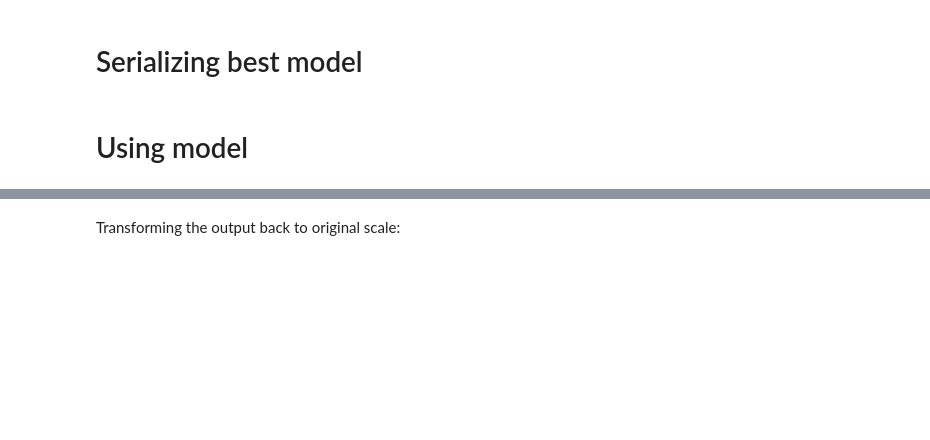
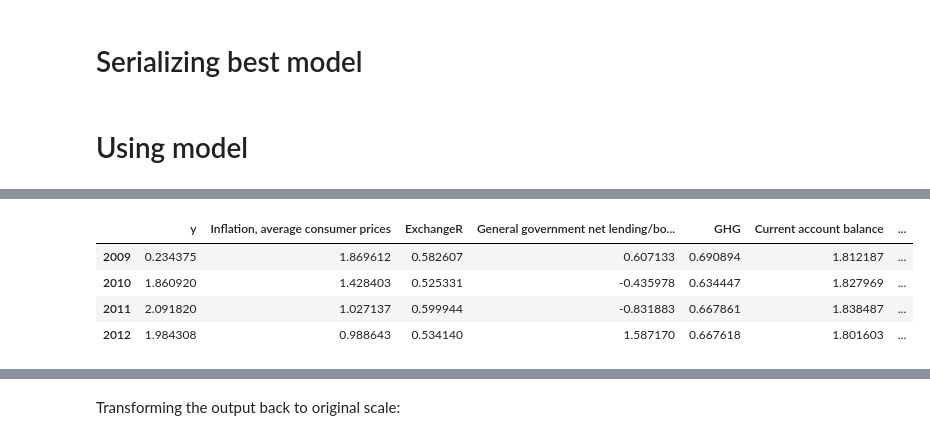
Before and after one commit to felix-ha/cfds_project, a Jupyter notebook: Hyperparam_Opt_RNN.ipynb, the cells around one changed output, grey strips where cells are left out. Cells and saved outputs as stored; diff of their text form; code cells hidden in the pictures; blank space fills up the shorter version.

```diff
--- a/Hyperparam_Opt_RNN.ipynb
+++ b/Hyperparam_Opt_RNN.ipynb
@@ -710,0 +806,10 @@ array([-0.4447406 , -0.5383673 , -0.54223335,  1.1569089 ], dtype=float32)
+# %%
+scaler = database_scaler[country]
+
+database_validation_sv[country]
+# %% [output]
+|  | y | Inflation, average consumer prices | ExchangeR | General government net lending/bo... | GHG | Current account balance | ... |
+| 2009 | 0.234375 | 1.869612 | 0.582607 | 0.607133 | 0.690894 | 1.812187 | ... |
+| 2010 | 1.860920 | 1.428403 | 0.525331 | -0.435978 | 0.634447 | 1.827969 | ... |
+| 2011 | 2.091820 | 1.027137 | 0.599944 | -0.831883 | 0.667861 | 1.838487 | ... |
+| 2012 | 1.984308 | 0.988643 | 0.534140 | 1.587170 | 0.667618 | 1.801603 | ... |
```
Also changed, not shown: parts of 24 cells of this notebook, 1 other file.
